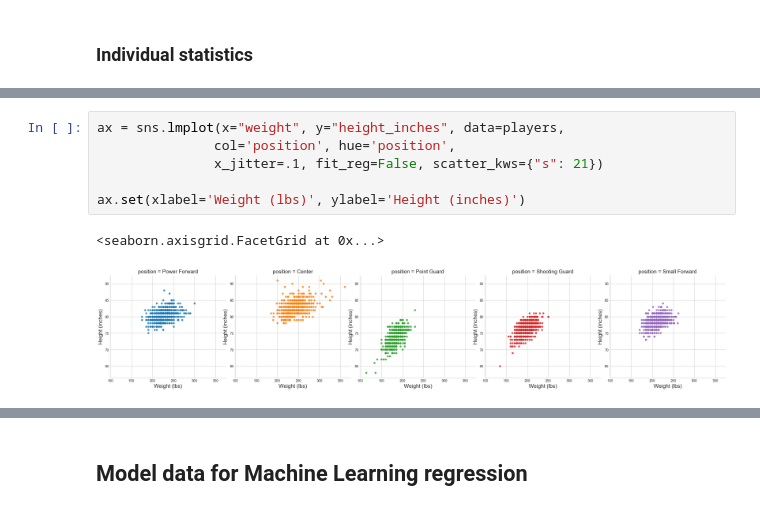
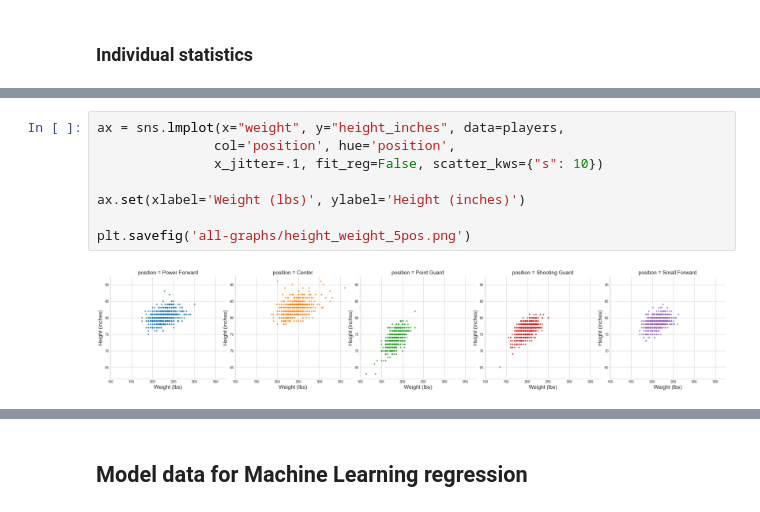
Before and after one commit to ymericson/NBA-player-info, a Jupyter notebook: NBA players stats.ipynb, the cells around one changed output, grey strips where cells are left out. Saved outputs shown, nothing was run; the diff lists cells and outputs as text.

```diff
--- a/NBA players stats.ipynb
+++ b/NBA players stats.ipynb
@@ -65,12 +67,13 @@ ax.set(xlabel='Weight (lbs)', ylabel='Height (inches)')
 # %%
 ax = sns.lmplot(x="weight", y="height_inches", data=players,
                col='position', hue='position',
-               x_jitter=.1, fit_reg=False, scatter_kws={"s": 21})
+               x_jitter=.1, fit_reg=False, scatter_kws={"s": 10})
 
 ax.set(xlabel='Weight (lbs)', ylabel='Height (inches)')
+
+plt.savefig('all-graphs/height_weight_5pos.png')
 # %% [output]
-<seaborn.axisgrid.FacetGrid at 0x...>
-[figure, old version]
+[figure, new version]
 # %%
 ax = players.groupby('position').count()['trad_position'].plot.bar(figsize=(12,7), rot=0)
 ax.set(xlabel='Basketball Position', ylabel='Number of Players')
```
Also changed, not shown: parts of 26 cells of this notebook, 10 other files.
